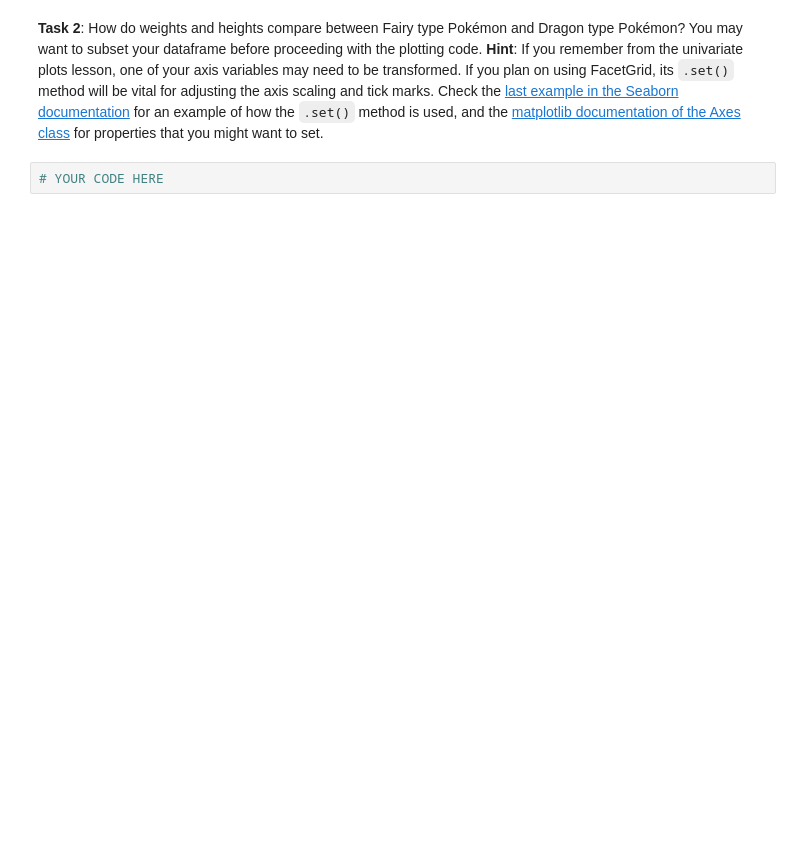
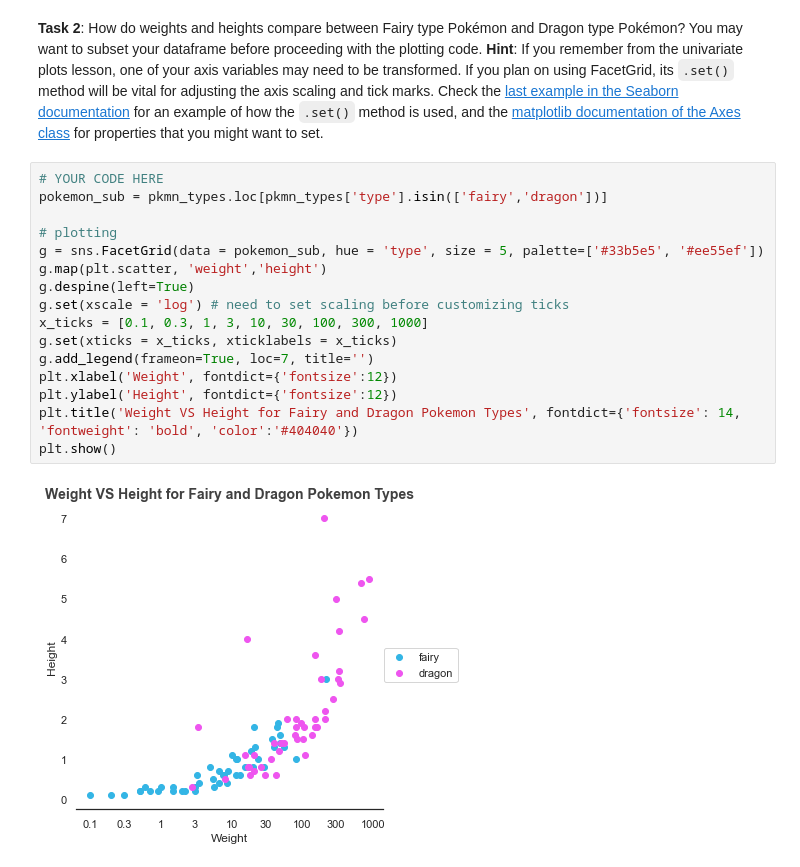
Before and after one commit to ahmed-gharib89/visualisations-advanced-data-analysis, a Jupyter notebook: Multivariate_Exploration/Encodings_Practice.ipynb, the cells around one changed output. Cells and saved outputs as stored; diff of their text form; blank space fills up the shorter version.

```diff
--- a/Multivariate_Exploration/Encodings_Practice.ipynb
+++ b/Multivariate_Exploration/Encodings_Practice.ipynb
@@ -31,7 +60,23 @@ pkmn_types.head()
 # %% [markdown]
 **Task 2**: How do weights and heights compare between Fairy type Pokémon and Dragon type Pokémon? You may want to subset your dataframe before proceeding with the plotting code. **Hint**: If you remember from the univariate plots lesson, one of your axis variables may need to be transformed. If you plan on using FacetGrid, its `.set()` method will be vital for adjusting the axis scaling and tick marks. Check the [last example in the Seaborn documentation](https://seaborn.pydata.org/generated/seaborn.FacetGrid.html) for an example of how the `.set()` method is used, and the [matplotlib documentation of the Axes class](https://matplotlib.org/api/axes_api.html) for properties that you might want to set.
-# %%
-# YOUR CODE HERE
+# %%
+# YOUR CODE HERE
+pokemon_sub = pkmn_types.loc[pkmn_types['type'].isin(['fairy','dragon'])]
+
+# plotting
+g = sns.FacetGrid(data = pokemon_sub, hue = 'type', size = 5, palette=['#33b5e5', '#ee55ef'])
+g.map(plt.scatter, 'weight','height')
+g.despine(left=True)
+g.set(xscale = 'log') # need to set scaling before customizing ticks
+x_ticks = [0.1, 0.3, 1, 3, 10, 30, 100, 300, 1000]
+g.set(xticks = x_ticks, xticklabels = x_ticks)
+g.add_legend(frameon=True, loc=7, title='')
+plt.xlabel('Weight', fontdict={'fontsize':12})
+plt.ylabel('Height', fontdict={'fontsize':12})
+plt.title('Weight VS Height for Fairy and Dragon Pokemon Types', fontdict={'fontsize': 14, 'fontweight': 'bold', 'color':'#404040'})
+plt.show()
+# %% [output]
+[figure, added]
 # %%
 # run this cell to check your work against ours
 encodings_solution_2()
```
Also changed, not shown: parts of 7 cells of this notebook.
